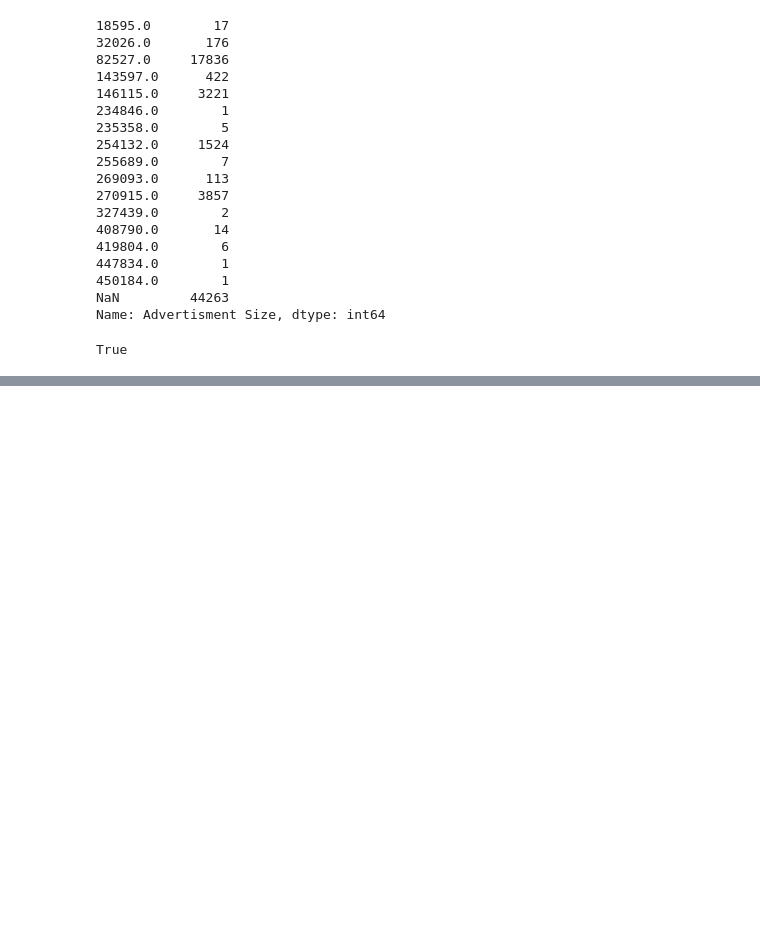
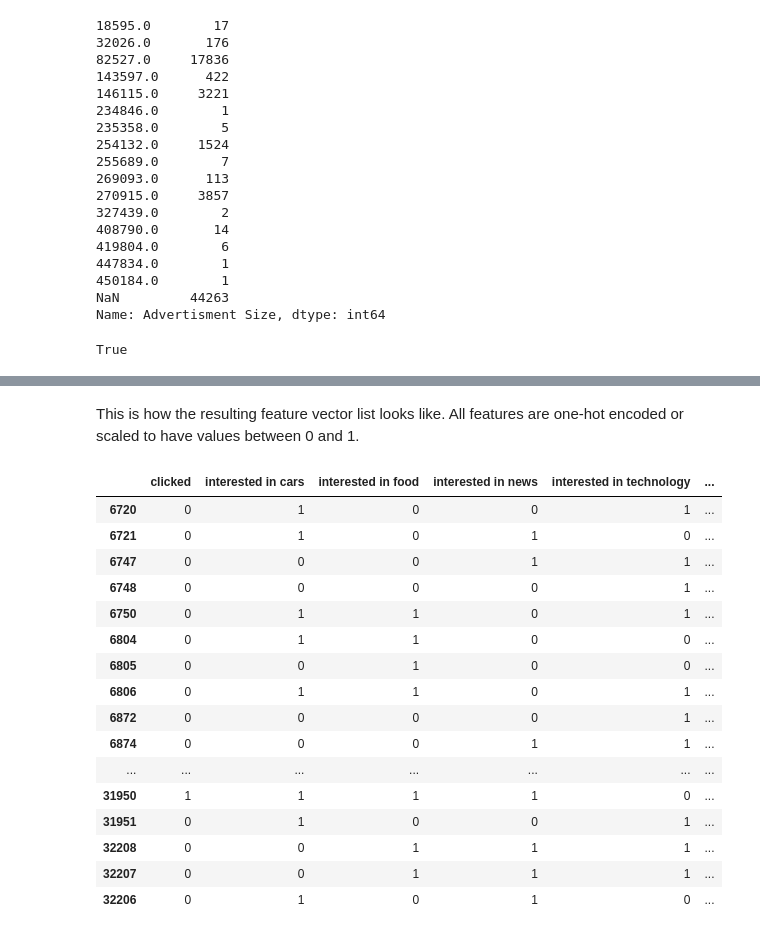
Before and after one commit to mrslacklines/recruitment_click_prediction, a Jupyter notebook: click_prediction.ipynb, the cells around one changed output, grey strips where cells are left out. Saved outputs shown, nothing was run; the diff lists cells and outputs as text; code cells hidden in the pictures; blank space fills up the shorter version.

```diff
--- a/click_prediction.ipynb
+++ b/click_prediction.ipynb
@@ -367,0 +405,10 @@ Index(['Session Id', 'DateTime', 'User Id', 'Product Type', 'Campaign Id',
+# %%
+def _add_previous_click_count(row, ref_data):
+    return ref_data["Clicked"].loc[(ref_data.index.get_level_values('User Id') == row["User Id"]) & (ref_data.index.get_level_values('DateTime') < row["DateTime"])].groupby("DateTime").max().sum()
+# %%
+def add_previous_click_counts(target_data, ref_data):
+    ref_data = ref_data.copy().set_index(["User Id", "DateTime"])
+    ref_data["Clicked"] = ref_data["Clicked"].str.lower().map(dict(yes=1, no=0)).astype(int)
+    target_data["previous_click_count"] = target_data.apply(_add_previous_click_count, axis=1, args=[ref_data])
+
+    return target_data
@@ -367,0 +512,24 @@ Index(['Session Id', 'DateTime', 'User Id', 'Product Type', 'Campaign Id',
+# %%
+train_df_processed = preprocess_data(train_df[train_df["User Id"] == 658554], train_df)
+# %% [markdown]
+This is how the resulting feature vector list looks like. All features are one-hot encoded or scaled to have values between 0 and 1.
+# %%
+train_df_processed.head(30)
+# %% [output]
+|  | clicked | interested in cars | interested in food | interested in news | interested in technology | ... |
+| 6720 | 0 | 1 | 0 | 0 | 1 | ... |
+| 6721 | 0 | 1 | 0 | 1 | 0 | ... |
+| 6747 | 0 | 0 | 0 | 1 | 1 | ... |
+| 6748 | 0 | 0 | 0 | 0 | 1 | ... |
+| 6750 | 0 | 1 | 1 | 0 | 1 | ... |
+| 6804 | 0 | 1 | 1 | 0 | 0 | ... |
+| 6805 | 0 | 0 | 1 | 0 | 0 | ... |
+| 6806 | 0 | 1 | 1 | 0 | 1 | ... |
+| 6872 | 0 | 0 | 0 | 0 | 1 | ... |
+| 6874 | 0 | 0 | 0 | 1 | 1 | ... |
+| ... | ... | ... | ... | ... | ... | ... |
+| 31950 | 1 | 1 | 1 | 1 | 0 | ... |
+| 31951 | 0 | 1 | 0 | 0 | 1 | ... |
+| 32208 | 0 | 0 | 1 | 1 | 1 | ... |
+| 32207 | 0 | 0 | 1 | 1 | 1 | ... |
+| 32206 | 0 | 1 | 0 | 1 | 0 | ... |
```
Also changed, not shown: parts of 124 cells of this notebook, 2 other files.
